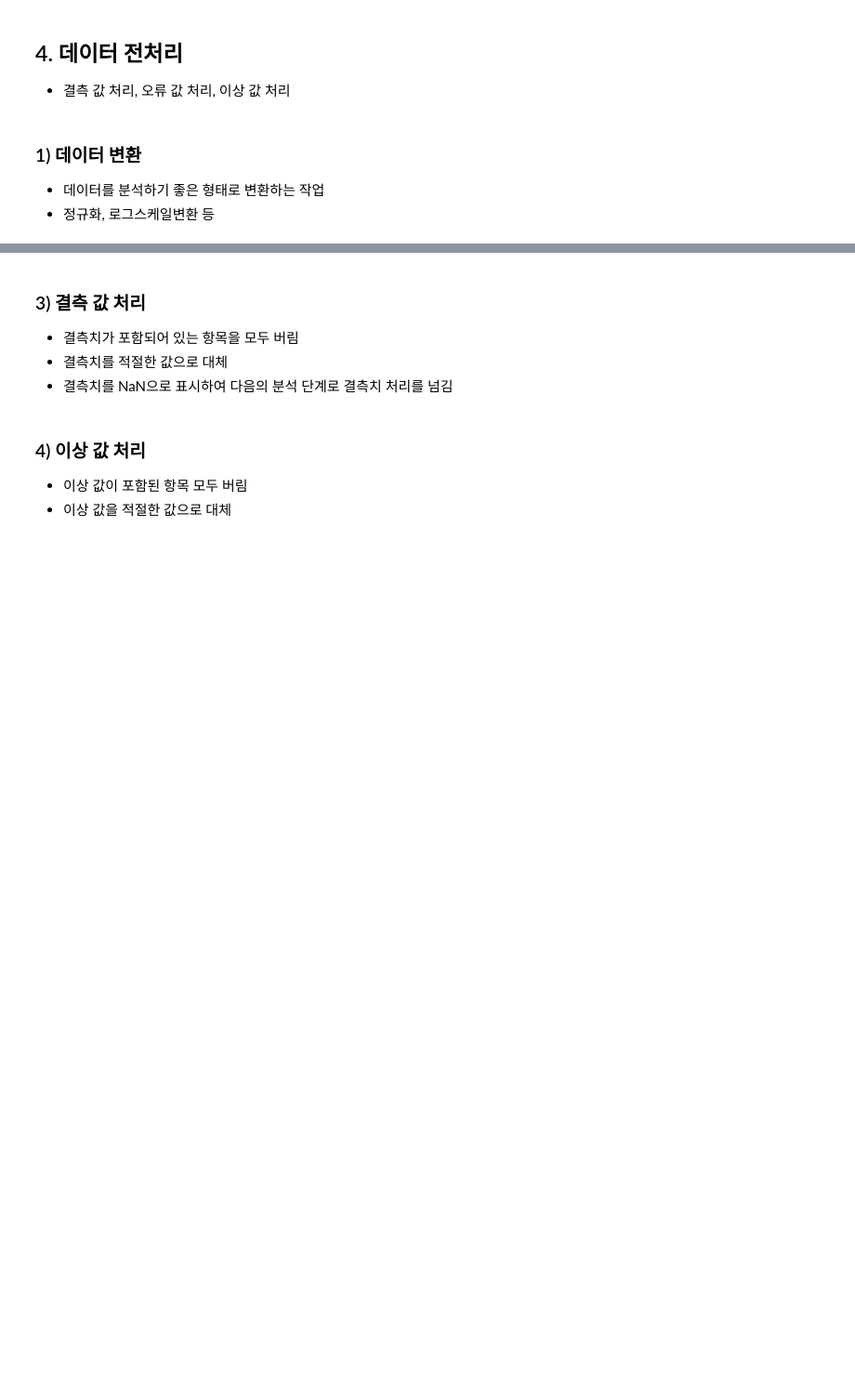
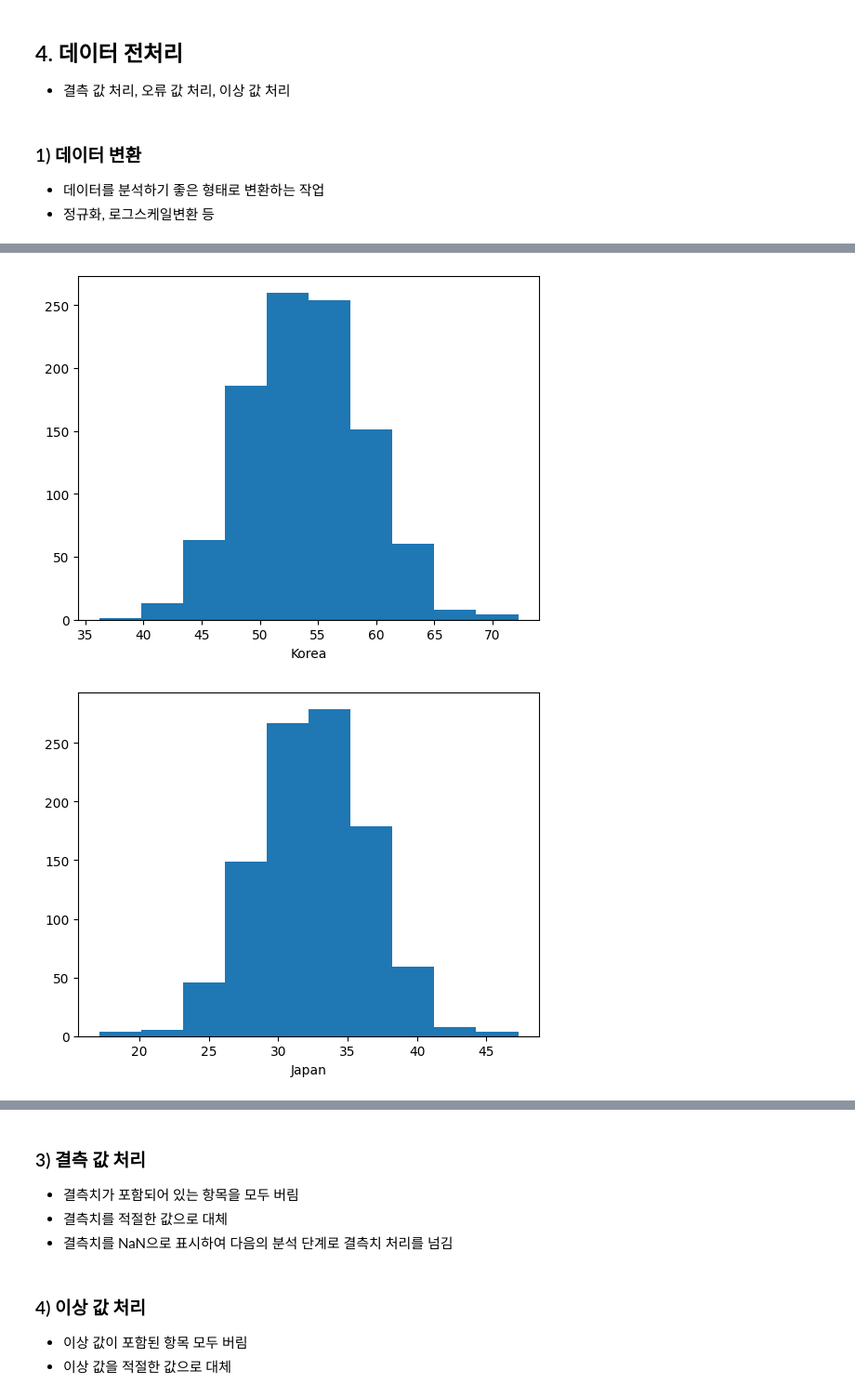
Before and after one commit to choiyun9yu/DataAnalysis, a Jupyter notebook: 빅분기실기/ex03_작업형1유형.ipynb, the cells around one changed output, grey strips where cells are left out. Shown at 93% size. Saved outputs shown, nothing was run; the diff lists cells and outputs as text; code cells hidden in the pictures; blank space fills up the shorter version.

```diff
--- a/빅분기실기/ex03_작업형1유형.ipynb
+++ b/빅분기실기/ex03_작업형1유형.ipynb
@@ -236,0 +238,13 @@ dtype: int64
+# %%
+# 표준 정규분포를 갖는 데이터를 생성하고, 생성된 데이터를 파이썬 데이터 프레임으로 변환한다.
+import numpy as np
+
+# 한국인, 일본인 각 성인 1000명 육류 소비량 데이터 생성
+meat_consumption_korean = 5*np.random.randn(1000) + 53.9
+meat_consumption_japan = 4*np.random.randn(1000) + 32.7
+
+# 데이터 프레임 생성
+meat_consumption = pd.DataFrame({"한국인":meat_consumption_korean, "일본인":meat_consumption_japan})
+
+# 상위 6개 데이터 확인
+meat_consumption.head(6)
@@ -236,0 +259,15 @@ dtype: int64
+# %%
+# 시각화를 통해 히스토그램에 의한 파악
+
+## 한국인 육류소비량 히스토그램
+plt.hist(meat_consumption_korean)
+plt.xlabel('Korea')
+plt.show()
+
+## 일본인 육류소비량 히스토그램
+plt.hist(meat_consumption_japan)
+plt.xlabel('Japan')
+plt.show()
+# %% [output]
+[figure, added]
+[figure, added]
```
Also changed, not shown: parts of 21 cells of this notebook.
